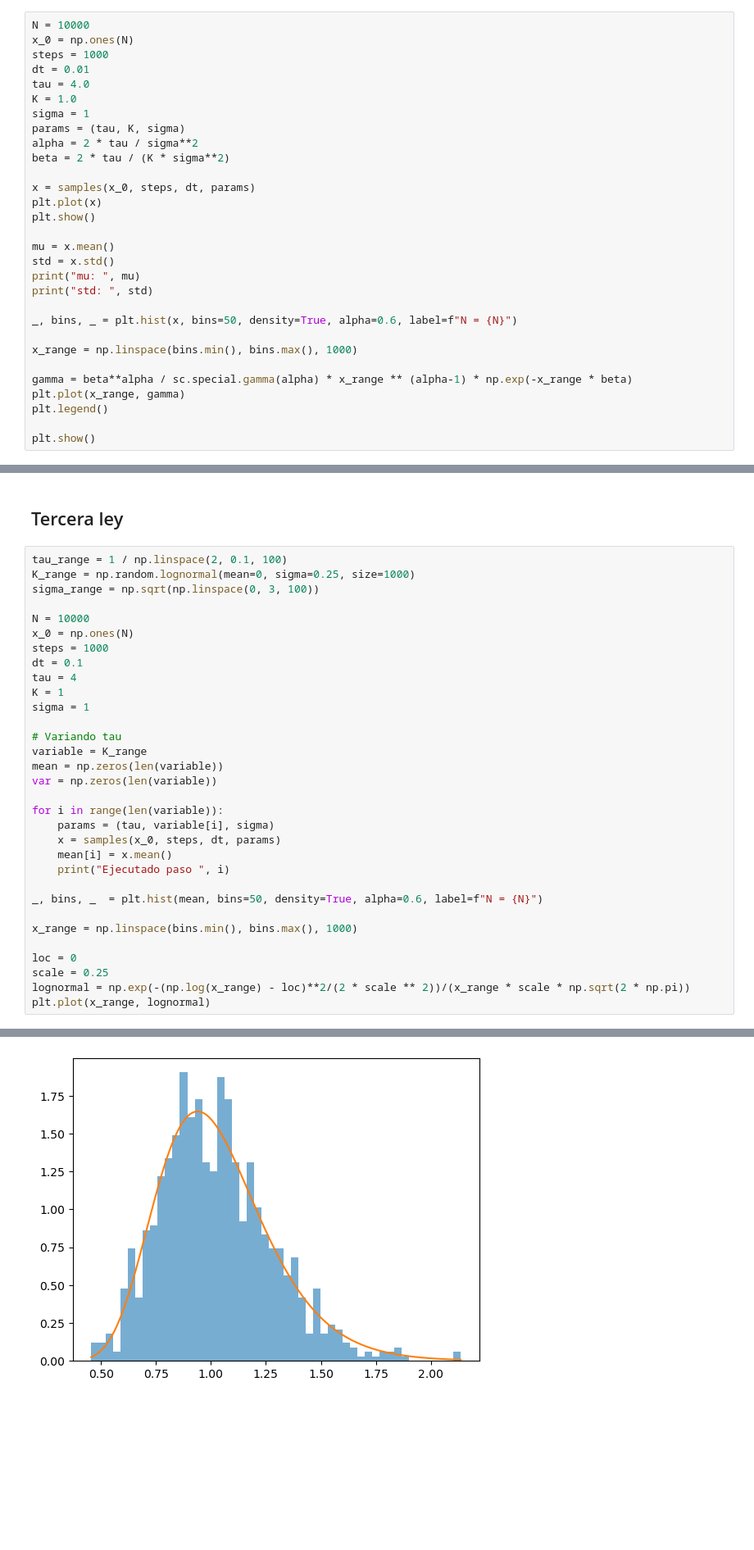
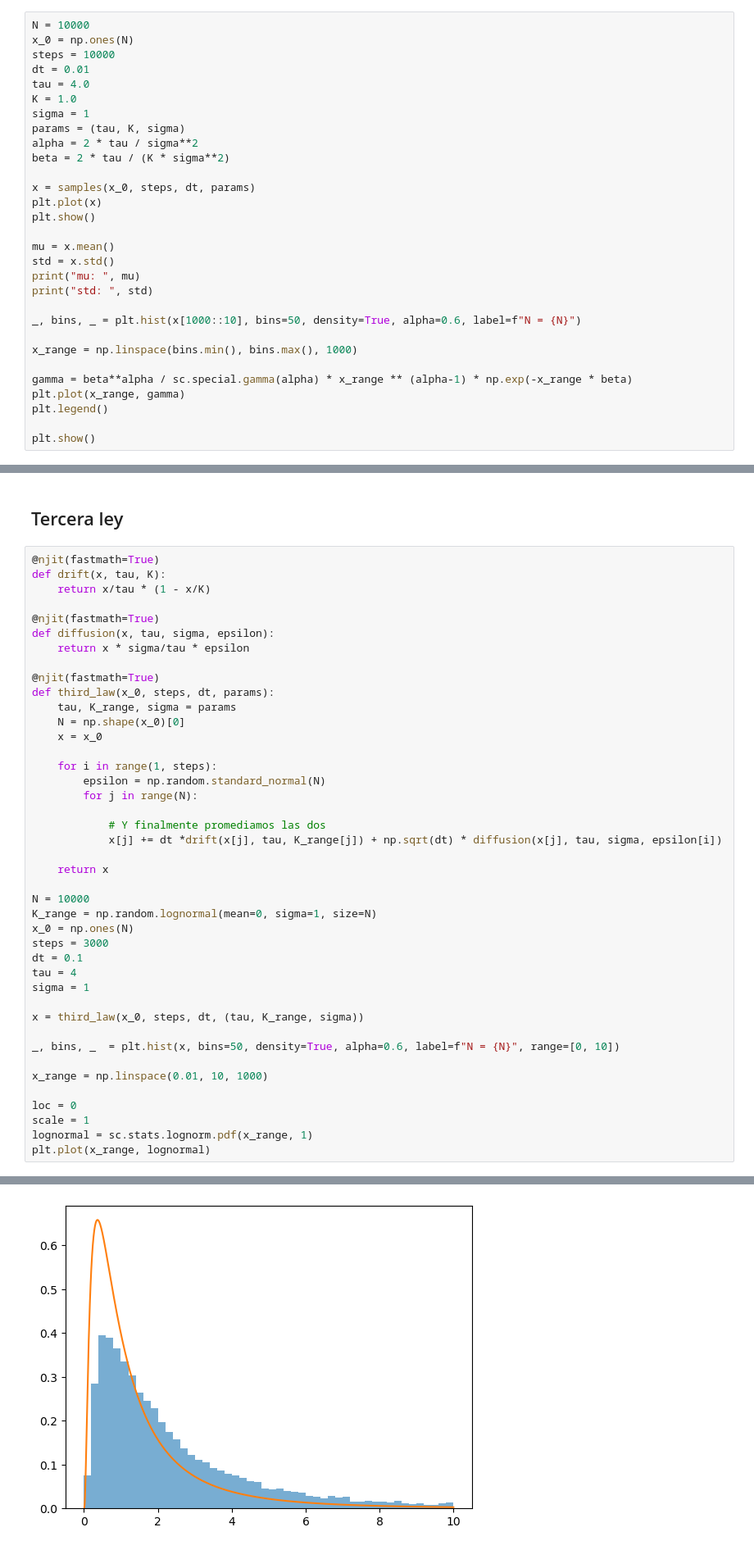
Before and after one commit to OlmoGH/Simulaciones, a Jupyter notebook: Random Walk/macroecological.ipynb, the cells around one changed output, grey strips where cells are left out. Shown at 82% size. Drawn from its saved outputs; the diff is of its cells as text; blank space fills up the shorter version.

```diff
--- a/Random Walk/macroecological.ipynb
+++ b/Random Walk/macroecological.ipynb
@@ -63,7 +63,7 @@ def samples(x_0, steps, dt, params):
 # %%
 N = 10000
 x_0 = np.ones(N)
-steps = 1000
+steps = 10000
 dt = 0.01
 tau = 4.0
 K = 1.0
@@ -81,7 +81,7 @@ std = x.std()
 print("mu: ", mu)
 print("std: ", std)
 
-_, bins, _ = plt.hist(x, bins=50, density=True, alpha=0.6, label=f"N = {N}")
+_, bins, _ = plt.hist(x[1000::10], bins=50, density=True, alpha=0.6, label=f"N = {N}")
 
 x_range = np.linspace(bins.min(), bins.max(), 1000)
 
@@ -148,35 +148,45 @@ Text(0, 0.5, 'Variance')
 # %% [markdown]
 ## Tercera ley
 # %%
-tau_range = 1 / np.linspace(2, 0.1, 100)
-K_range = np.random.lognormal(mean=0, sigma=0.25, size=1000)
-sigma_range = np.sqrt(np.linspace(0, 3, 100))
+@njit(fastmath=True)
+def drift(x, tau, K):
+    return x/tau * (1 - x/K)
+
+@njit(fastmath=True)
+def diffusion(x, tau, sigma, epsilon):
+    return x * sigma/tau * epsilon
+
+@njit(fastmath=True)
+def third_law(x_0, steps, dt, params):
+    tau, K_range, sigma = params
+    N = np.shape(x_0)[0]
+    x = x_0
+
+    for i in range(1, steps):
+        epsilon = np.random.standard_normal(N)
+        for j in range(N):
+
+            # Y finalmente promediamos las dos
+            x[j] += dt *drift(x[j], tau, K_range[j]) + np.sqrt(dt) * diffusion(x[j], tau, sigma, epsilon[i])
+
+    return x
 
 N = 10000
+K_range = np.random.lognormal(mean=0, sigma=1, size=N)
 x_0 = np.ones(N)
-steps = 1000
+steps = 3000
 dt = 0.1
 tau = 4
-K = 1
 sigma = 1
 
-# Variando tau
-variable = K_range
-mean = np.zeros(len(variable))
-var = np.zeros(len(variable))
+x = third_law(x_0, steps, dt, (tau, K_range, sigma))
 
-for i in range(len(variable)):
-    params = (tau, variable[i], sigma)
-    x = samples(x_0, steps, dt, params)
-    mean[i] = x.mean()
-    print("Ejecutado paso ", i)
+_, bins, _  = plt.hist(x, bins=50, density=True, alpha=0.6, label=f"N = {N}", range=[0, 10])
 
-_, bins, _  = plt.hist(mean, bins=50, density=True, alpha=0.6, label=f"N = {N}")
-
-x_range = np.linspace(bins.min(), bins.max(), 1000)
+x_range = np.linspace(0.01, 10, 1000)
 
 loc = 0
-scale = 0.25
-lognormal = np.exp(-(np.log(x_range) - loc)**2/(2 * scale ** 2))/(x_range * scale * np.sqrt(2 * np.pi))
+scale = 1
+lognormal = sc.stats.lognorm.pdf(x_range, 1)
 plt.plot(x_range, lognormal)
 # %% [output]
@@ -201,4 +194,4 @@ Ejecutado paso  999
-[figure, old version]
+[figure, new version]
 # %% [markdown]
 ## Paper de Miguel Ángel
 # %%
```
Also changed, not shown: parts of 4 cells of this notebook.
